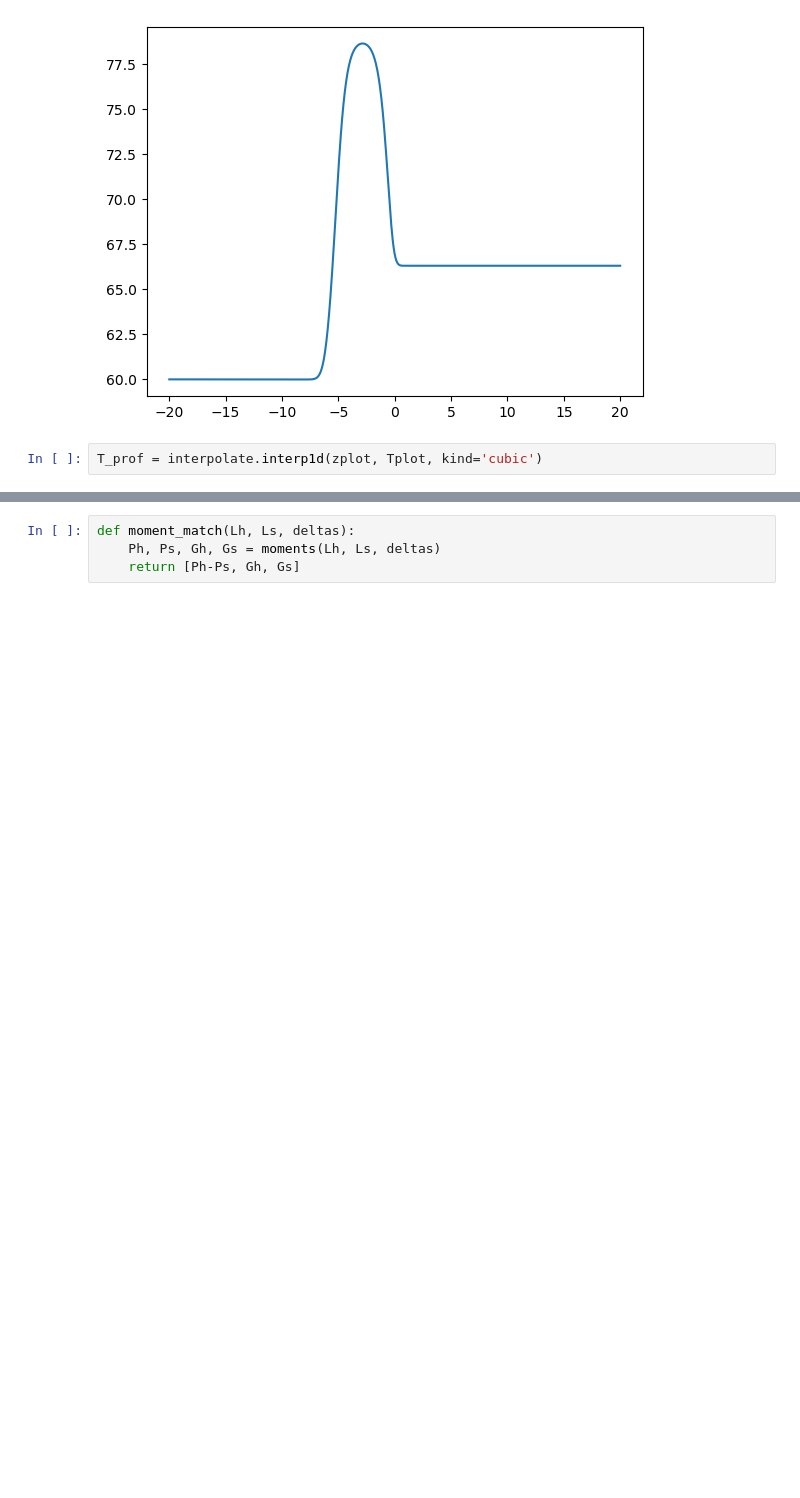
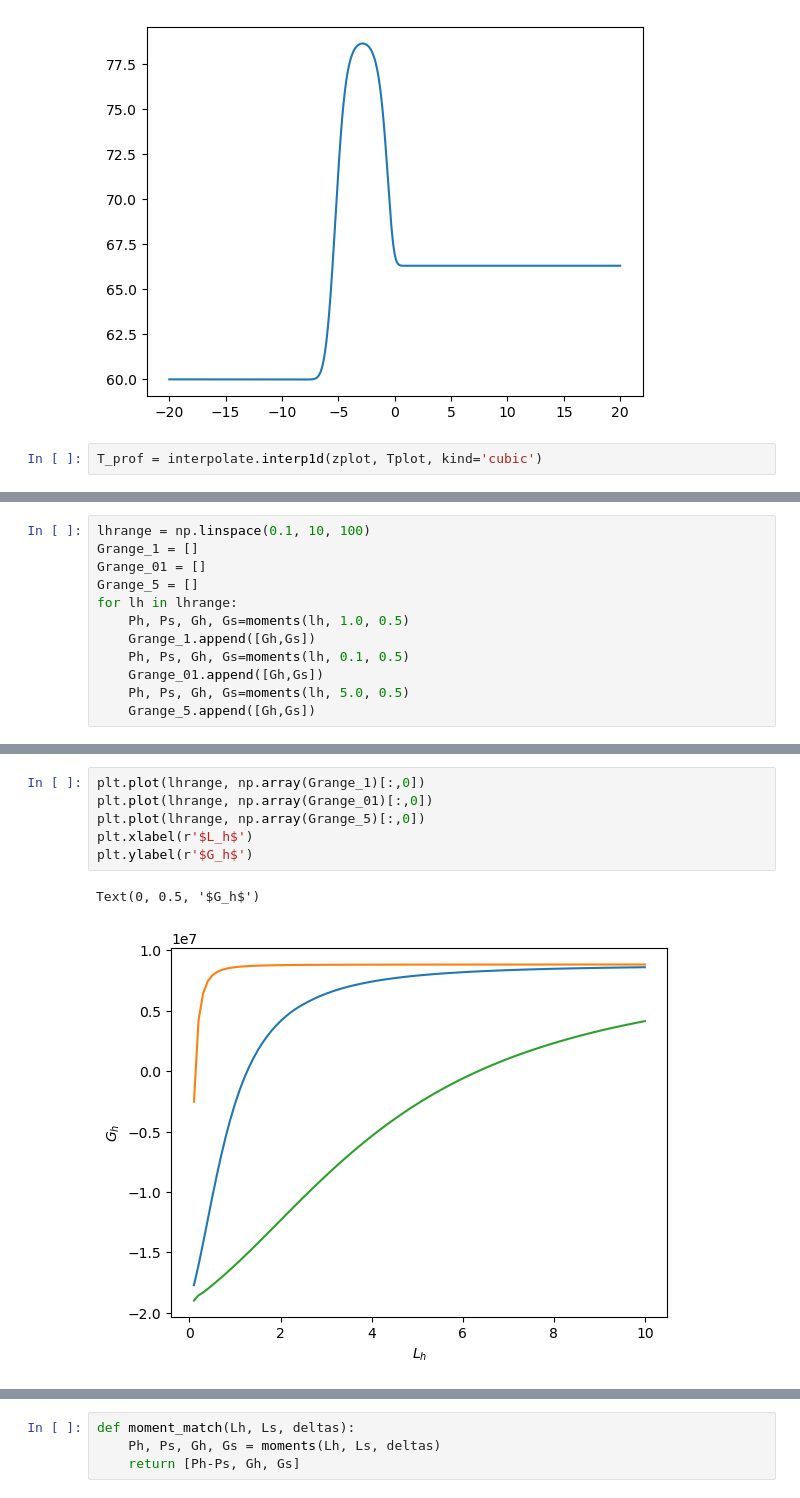
Before and after one commit to quarkquartet/Wall_velocity_LTE, a Jupyter notebook: solve.ipynb, the cells around one changed output, grey strips where cells are left out. Cells and saved outputs as stored; diff of their text form; blank space fills up the shorter version.

Commit message:
try solving moments

```diff
--- a/solve.ipynb
+++ b/solve.ipynb
@@ -385,0 +454,12 @@ array([ 40404927.42144436, -37499297.4864777 , -24414990.77869301,
+# %%
+lhrange = np.linspace(0.1, 10, 100)
+Grange_1 = []
+Grange_01 = []
+Grange_5 = []
+for lh in lhrange:
+    Ph, Ps, Gh, Gs=moments(lh, 1.0, 0.5)
+    Grange_1.append([Gh,Gs])
+    Ph, Ps, Gh, Gs=moments(lh, 0.1, 0.5)
+    Grange_01.append([Gh,Gs])
+    Ph, Ps, Gh, Gs=moments(lh, 5.0, 0.5)
+    Grange_5.append([Gh,Gs])
@@ -385,0 +487,9 @@ array([ 40404927.42144436, -37499297.4864777 , -24414990.77869301,
+# %%
+plt.plot(lhrange, np.array(Grange_1)[:,0])
+plt.plot(lhrange, np.array(Grange_01)[:,0])
+plt.plot(lhrange, np.array(Grange_5)[:,0])
+plt.xlabel(r'$L_h$')
+plt.ylabel(r'$G_h$')
+# %% [output]
+Text(0, 0.5, '$G_h$')
+[figure, added]
```
Also changed, not shown: parts of 37 cells of this notebook.
